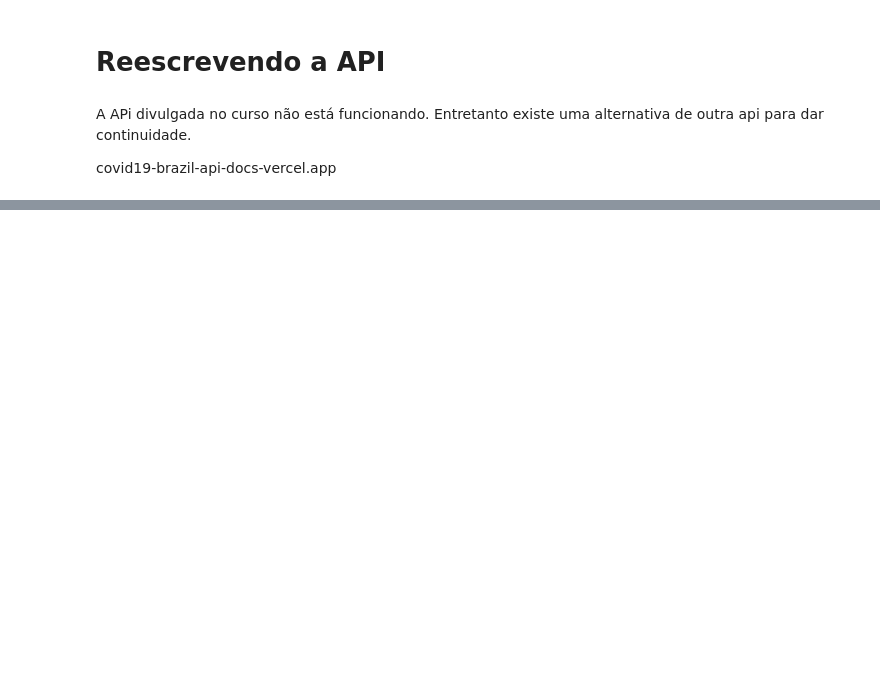
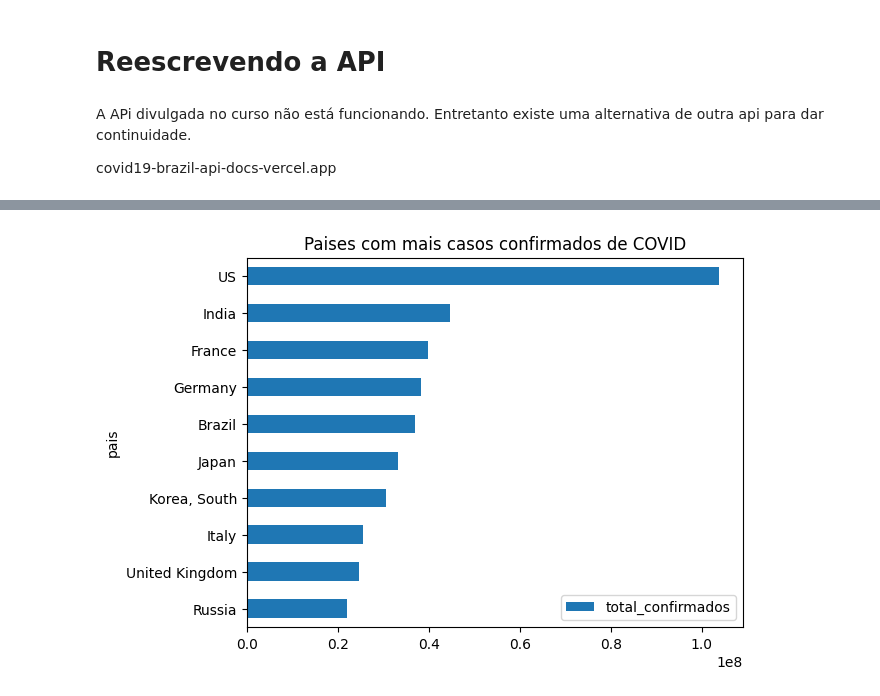
Before and after one commit to francfelipe/python-fundamentos, a Jupyter notebook: plumbers/case-covid.ipynb, the cells around one changed output, grey strips where cells are left out. Drawn from its saved outputs; the diff is of its cells as text; code cells hidden in the pictures; blank space fills up the shorter version.

Commit message:
build: Aula Final - Finalizando o case de Covid arquivo covid

```diff
--- a/plumbers/case-covid.ipynb
+++ b/plumbers/case-covid.ipynb
@@ -309,0 +117,2 @@ df.to_csv('cleaned_covid.csv', index=False)
+# %%
+df = pd.read_csv('cleaned_covid.csv')
@@ -309,0 +135,4 @@ df.to_csv('cleaned_covid.csv', index=False)
+# %%
+top_confirmados = df[['pais', 'total_confirmados']]\
+    .sort_values('total_confirmados', ascending=False)[:10]
+top_confirmados
@@ -309,0 +151,9 @@ df.to_csv('cleaned_covid.csv', index=False)
+# %%
+top_confirmados[::-1].plot(
+    kind='barh',
+    x = 'pais',
+    y = 'total_confirmados',
+    title = 'Paises com mais casos confirmados de COVID'
+);
+# %% [output]
+[figure, added]
```
Also changed, not shown: parts of 42 cells of this notebook.
